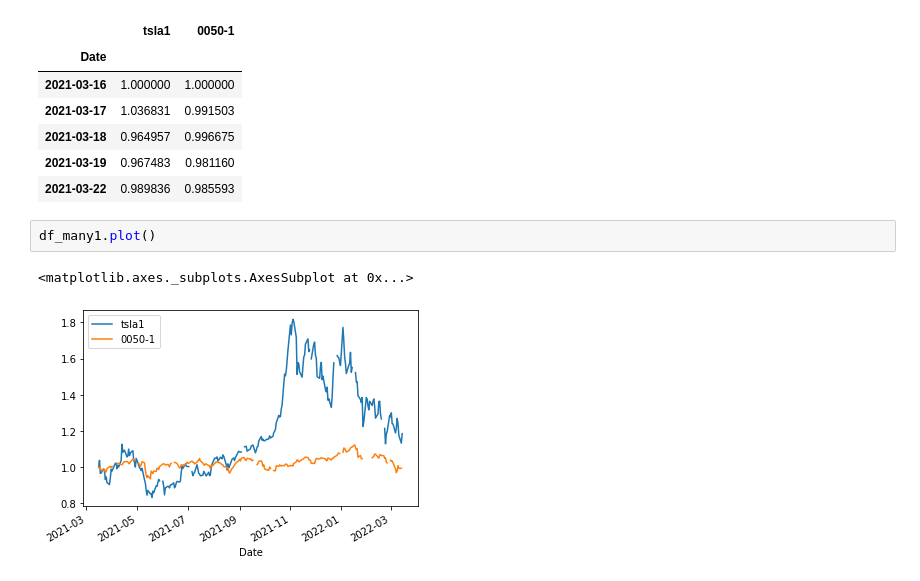
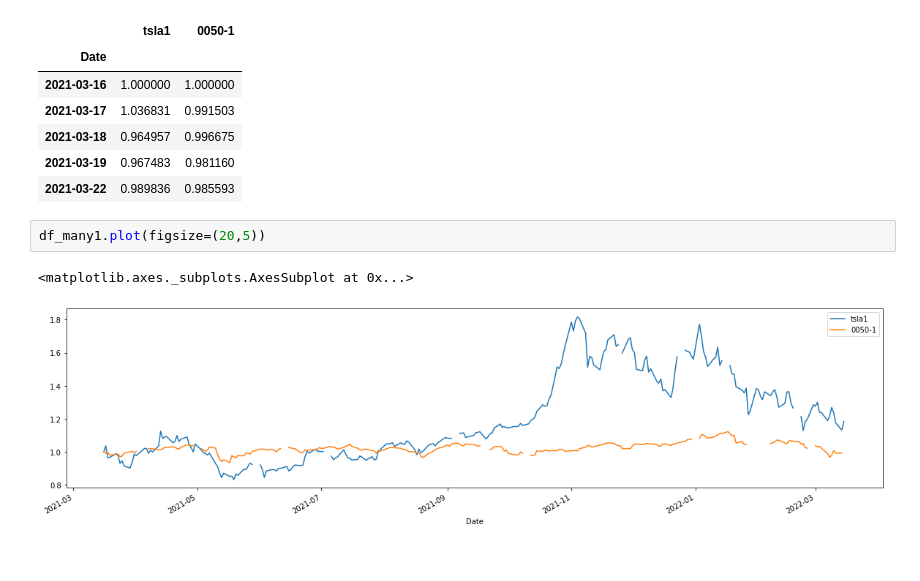
Before and after one commit to tewei0328/teach-visulization, a Jupyter notebook: viz1_datareader_yfinance.ipynb, the cells around one changed output. Cells and saved outputs as stored; diff of their text form.

```diff
--- a/viz1_datareader_yfinance.ipynb
+++ b/viz1_datareader_yfinance.ipynb
@@ -140,7 +140,7 @@ df_many1.head()
 | 2021-03-19 | 0.967483 | 0.981160 |
 | 2021-03-22 | 0.989836 | 0.985593 |
 # %%
-df_many1.plot()
+df_many1.plot(figsize=(20,5))
 # %% [output]
 <matplotlib.axes._subplots.AxesSubplot at 0x...>
-[figure, old version]
+[figure, new version]
```
